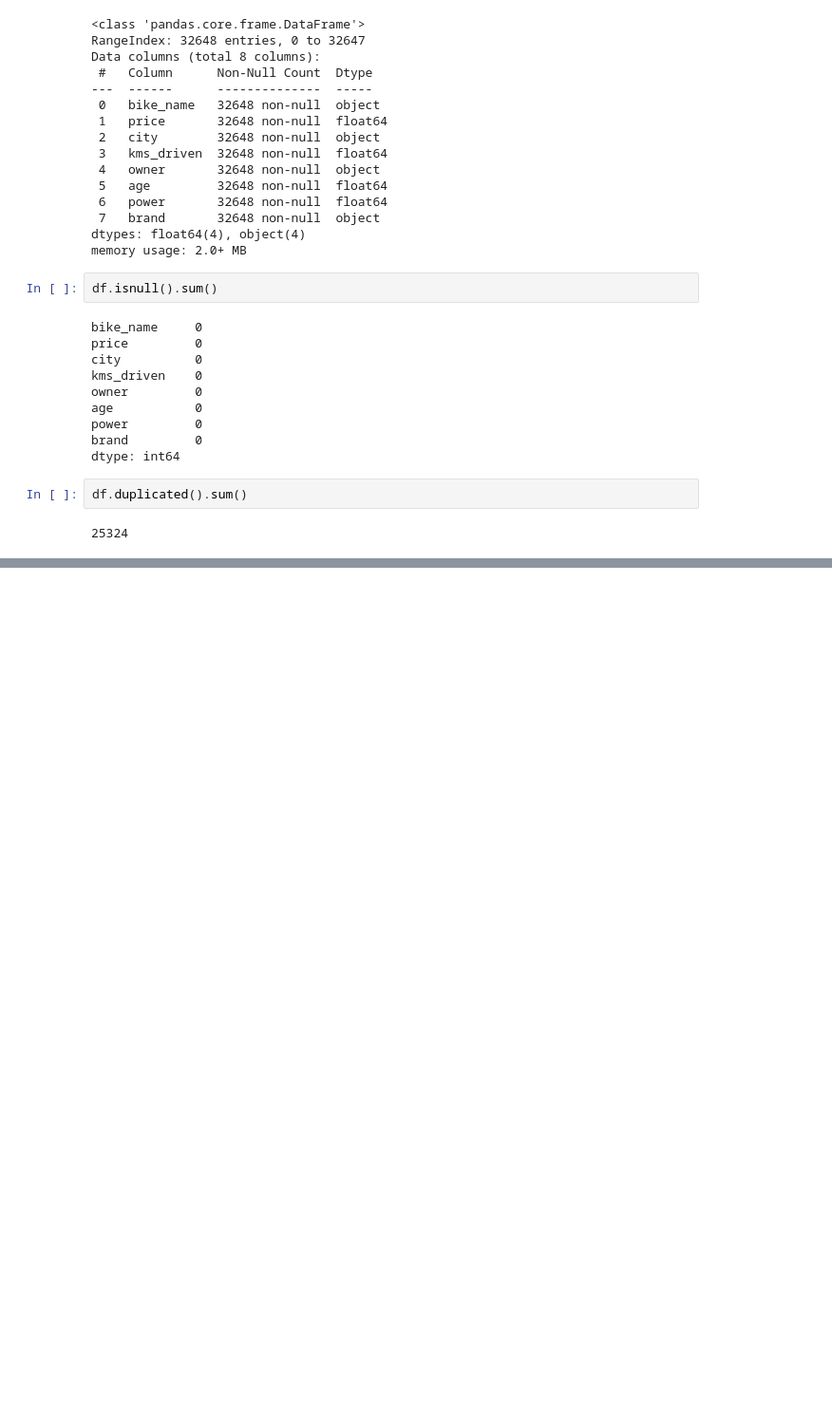
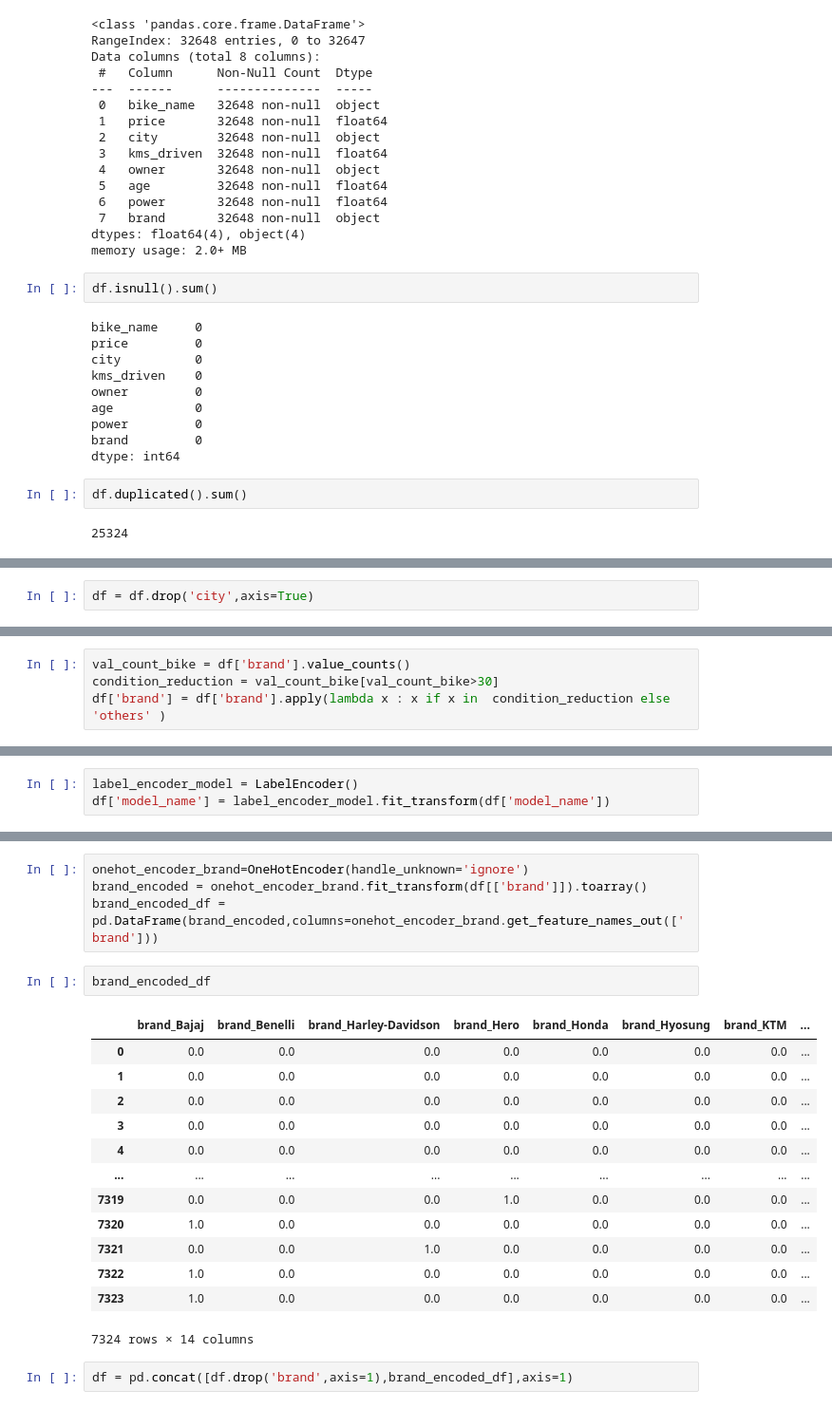
Before and after one commit to dhruvsaini0001/Deep_Learning_Training, a Jupyter notebook: old bike/main.ipynb, the cells around one changed output, grey strips where cells are left out. Shown at 95% size. Drawn from its saved outputs; the diff is of its cells as text; blank space fills up the shorter version.

```diff
--- a/old bike/main.ipynb
+++ b/old bike/main.ipynb
@@ -49,0 +176,2 @@ df.duplicated().sum()
+# %%
+df = df.drop('city',axis=True)
@@ -49,0 +249,4 @@ df.duplicated().sum()
+# %%
+val_count_bike = df['brand'].value_counts()
+condition_reduction = val_count_bike[val_count_bike>30]
+df['brand'] = df['brand'].apply(lambda x : x if x in  condition_reduction else 'others' )
@@ -49,0 +255,3 @@ df.duplicated().sum()
+# %%
+label_encoder_model = LabelEncoder()
+df['model_name'] = label_encoder_model.fit_transform(df['model_name'])
@@ -49,0 +267,22 @@ df.duplicated().sum()
+# %%
+onehot_encoder_brand=OneHotEncoder(handle_unknown='ignore')
+brand_encoded = onehot_encoder_brand.fit_transform(df[['brand']]).toarray()
+brand_encoded_df = pd.DataFrame(brand_encoded,columns=onehot_encoder_brand.get_feature_names_out(['brand']))
+# %%
+brand_encoded_df
+# %% [output]
+|  | brand_Bajaj | brand_Benelli | brand_Harley-Davidson | brand_Hero | brand_Honda | brand_Hyosung | brand_KTM | ... |
+| 0 | 0.0 | 0.0 | 0.0 | 0.0 | 0.0 | 0.0 | 0.0 | ... |
+| 1 | 0.0 | 0.0 | 0.0 | 0.0 | 0.0 | 0.0 | 0.0 | ... |
+| 2 | 0.0 | 0.0 | 0.0 | 0.0 | 0.0 | 0.0 | 0.0 | ... |
+| 3 | 0.0 | 0.0 | 0.0 | 0.0 | 0.0 | 0.0 | 0.0 | ... |
+| 4 | 0.0 | 0.0 | 0.0 | 0.0 | 0.0 | 0.0 | 0.0 | ... |
+| ... | ... | ... | ... | ... | ... | ... | ... | ... |
+| 7319 | 0.0 | 0.0 | 0.0 | 1.0 | 0.0 | 0.0 | 0.0 | ... |
+| 7320 | 1.0 | 0.0 | 0.0 | 0.0 | 0.0 | 0.0 | 0.0 | ... |
+| 7321 | 0.0 | 0.0 | 1.0 | 0.0 | 0.0 | 0.0 | 0.0 | ... |
+| 7322 | 1.0 | 0.0 | 0.0 | 0.0 | 0.0 | 0.0 | 0.0 | ... |
+| 7323 | 1.0 | 0.0 | 0.0 | 0.0 | 0.0 | 0.0 | 0.0 | ... |
+7324 rows × 14 columns
+# %%
+df = pd.concat([df.drop('brand',axis=1),brand_encoded_df],axis=1)
```
Also changed, not shown: parts of 31 cells of this notebook, 4 other files.
